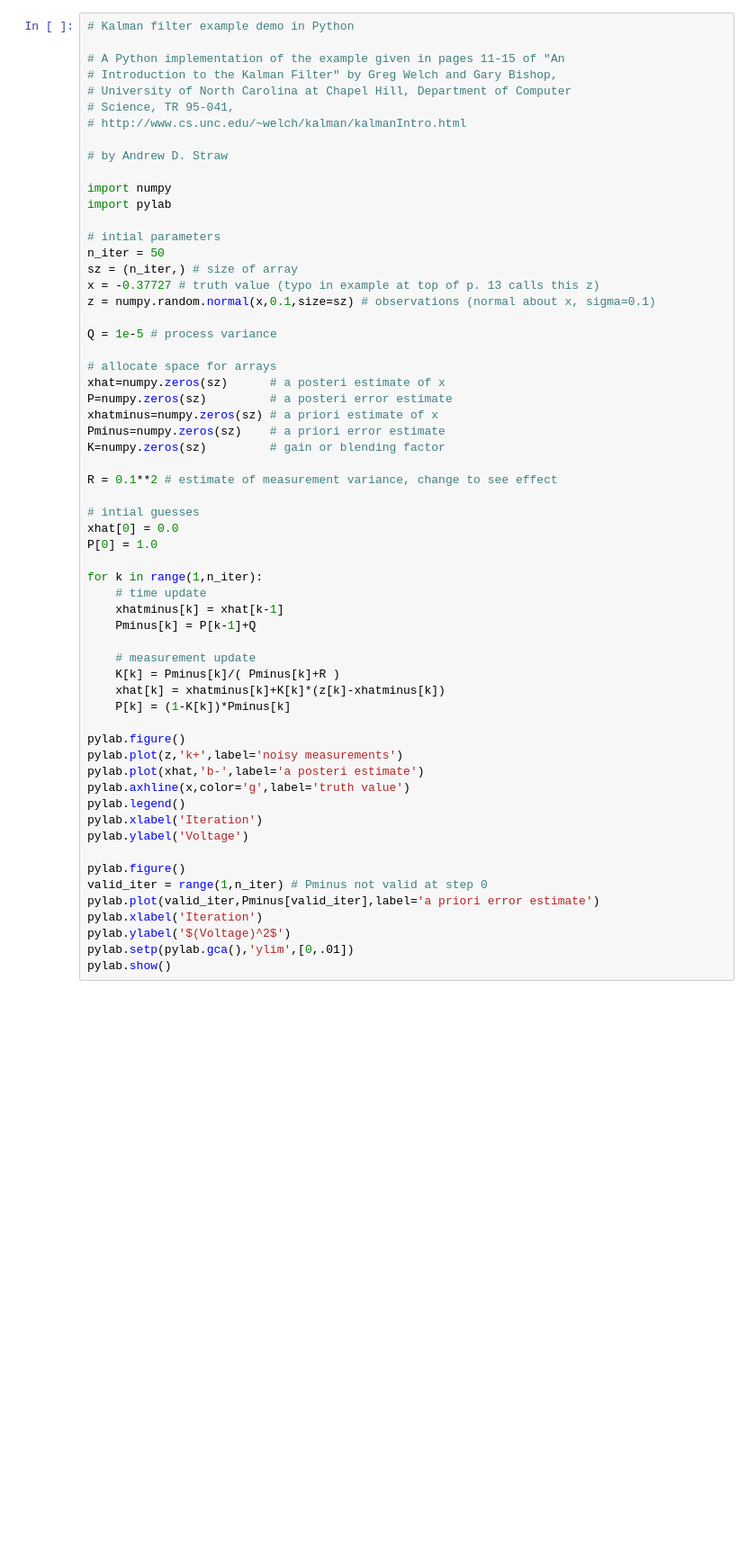
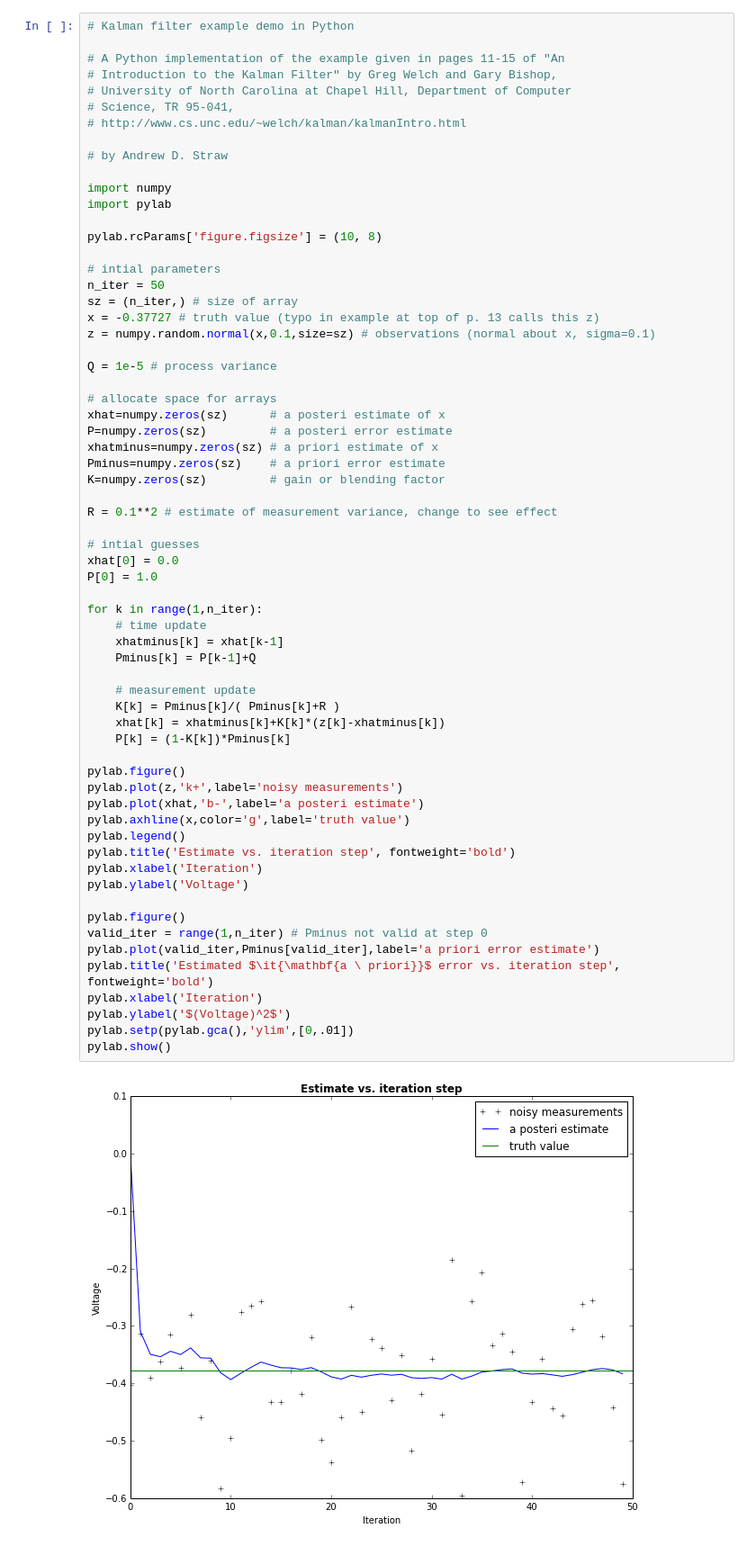
Before and after one commit to scipy/scipy-cookbook, a Jupyter notebook: ipython/KalmanFiltering.ipynb, the cells around one changed output. Shown at 90% size. Cells and saved outputs as stored; diff of their text form; blank space fills up the shorter version.

Commit message:
Remove figure attachments, use notebook generated figures

```diff
--- a/ipython/KalmanFiltering.ipynb
+++ b/ipython/KalmanFiltering.ipynb
@@ -27,6 +20,8 @@ iteration step**
 
 import numpy
 import pylab
+
+pylab.rcParams['figure.figsize'] = (10, 8)
 
 # intial parameters
 n_iter = 50
@@ -47,30 +42,34 @@ R = 0.1**2 # estimate of measurement variance, change to see effect
 
 # intial guesses
 xhat[0] = 0.0
 P[0] = 1.0
 
 for k in range(1,n_iter):
     # time update
     xhatminus[k] = xhat[k-1]
     Pminus[k] = P[k-1]+Q
 
     # measurement update
     K[k] = Pminus[k]/( Pminus[k]+R )
     xhat[k] = xhatminus[k]+K[k]*(z[k]-xhatminus[k])
     P[k] = (1-K[k])*Pminus[k]
 
 pylab.figure()
 pylab.plot(z,'k+',label='noisy measurements')
 pylab.plot(xhat,'b-',label='a posteri estimate')
 pylab.axhline(x,color='g',label='truth value')
 pylab.legend()
+pylab.title('Estimate vs. iteration step', fontweight='bold')
 pylab.xlabel('Iteration')
 pylab.ylabel('Voltage')
 
 pylab.figure()
 valid_iter = range(1,n_iter) # Pminus not valid at step 0
 pylab.plot(valid_iter,Pminus[valid_iter],label='a priori error estimate')
+pylab.title('Estimated $\it{\mathbf{a \ priori}}$ error vs. iteration step', fontweight='bold')
 pylab.xlabel('Iteration')
 pylab.ylabel('$(Voltage)^2$')
 pylab.setp(pylab.gca(),'ylim',[0,.01])
 pylab.show()
+# %% [output]
+[figure, added]
```
Also changed, not shown: parts of 2 cells of this notebook.
